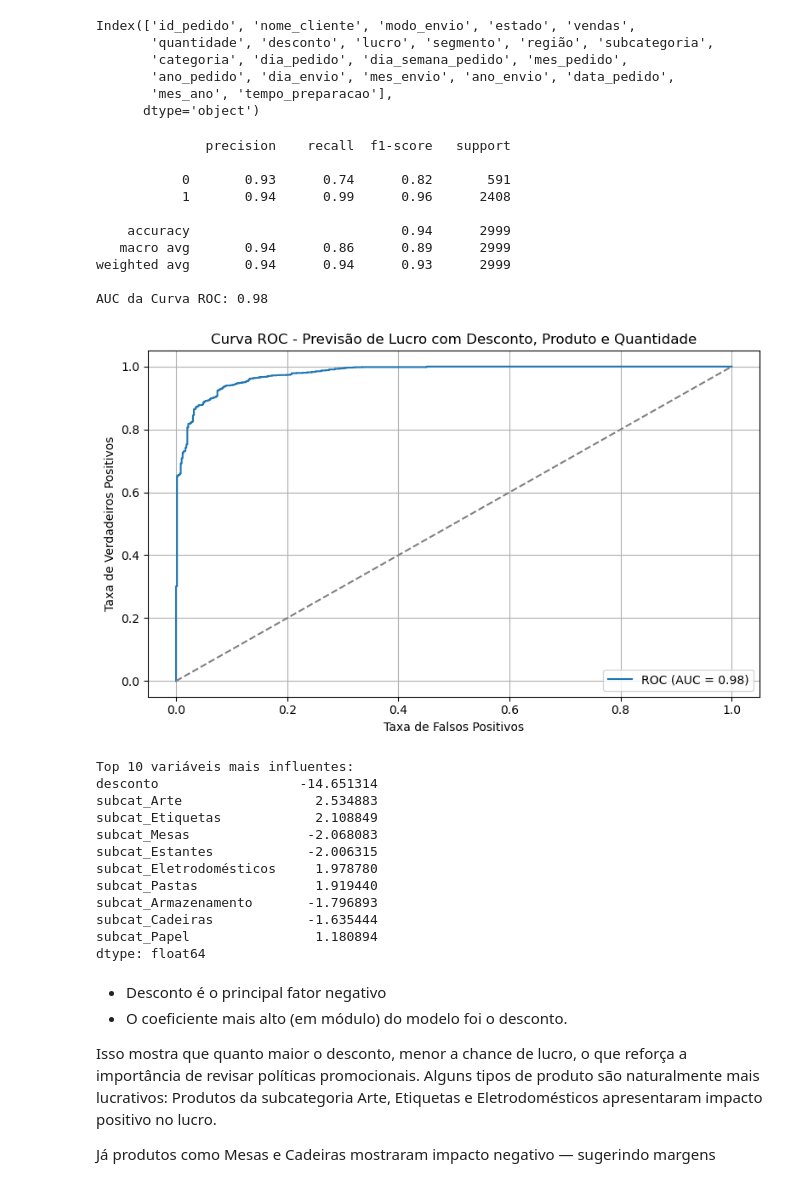
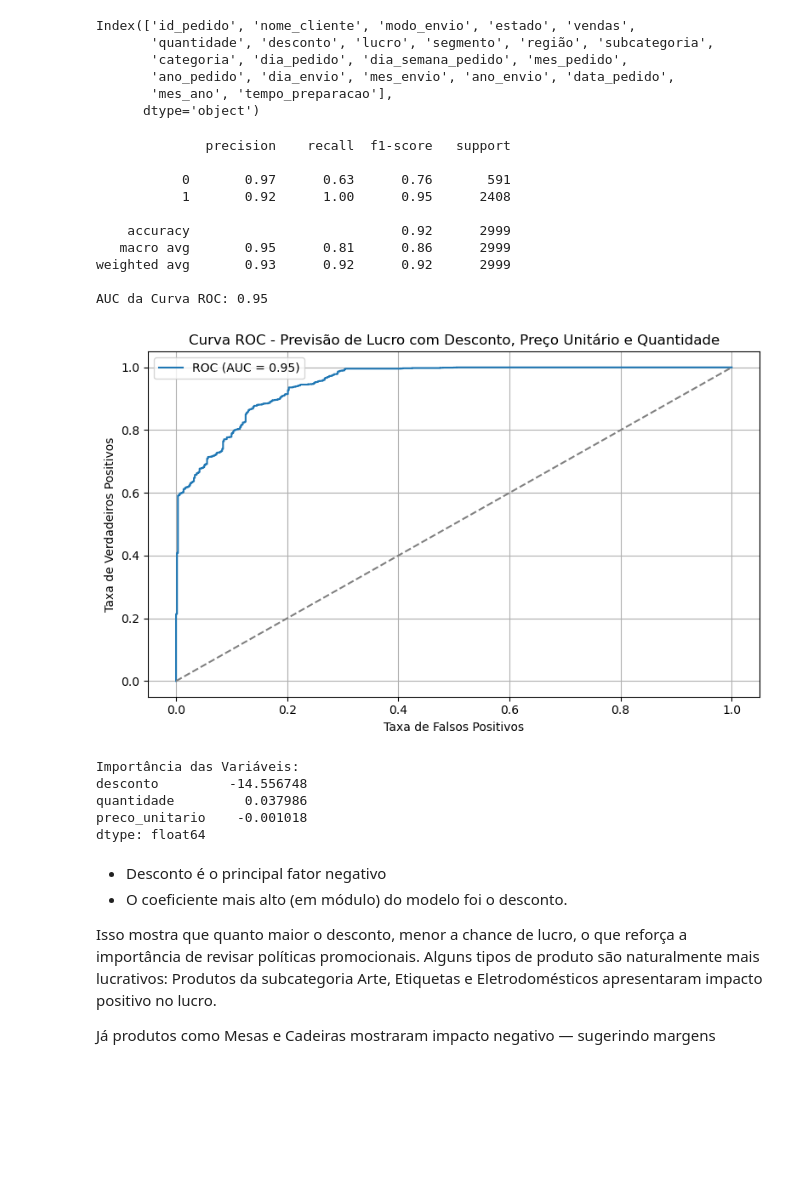
Before and after one commit to liviagcarvalho/Analise-de-Dados-Jr.---Livia-e-Joao, a Jupyter notebook: analises/3_Comportamento_Clientes_e_Segmentos.ipynb, the cells around one changed output. Drawn from its saved outputs; the diff is of its cells as text; code cells hidden in the pictures; blank space fills up the shorter version.

Commit message:
Fix: Tirando subcategorias como varíavel do modelo de regressão logística

```diff
--- a/analises/3_Comportamento_Clientes_e_Segmentos.ipynb
+++ b/analises/3_Comportamento_Clientes_e_Segmentos.ipynb
@@ -313,68 +315,69 @@ Index(['id_pedido', 'nome_cliente', 'modo_envio', 'estado', 'vendas',
 # %%
 from sklearn.model_selection import train_test_split
 from sklearn.linear_model import LogisticRegression
-from sklearn.metrics import classification_report, roc_auc_score
-from sklearn.metrics import roc_curve
+from sklearn.metrics import classification_report, roc_auc_score, roc_curve
 
-df = df[df['quantidade'] > 0].copy()  # evita divisão por zero
+
+# Garante que não há divisão por zero
+df = df[df['quantidade'] > 0].copy()
+
+# Cria variáveis
 df['preco_unitario'] = df['vendas'] / df['quantidade']
 df['lucro_binario'] = (df['lucro'] > 0).astype(int)
 
-variaveis_numericas = df[['desconto', 'preco_unitario', 'quantidade']]
-variaveis_dummies = pd.get_dummies(df['subcategoria'], prefix='subcat')  # transforma texto em números
-X = pd.concat([variaveis_numericas, variaveis_dummies], axis=1)
+# Apenas variáveis numéricas
+X = df[['desconto', 'preco_unitario', 'quantidade']]
 y = df['lucro_binario']
 
+# Treinamento e teste
 X_train, X_test, y_train, y_test = train_test_split(X, y, test_size=0.3, random_state=42)
+
+# Modelo de regressão logística
 modelo = LogisticRegression(max_iter=1000)
 modelo.fit(X_train, y_train)
 
+# Previsões
 y_pred = modelo.predict(X_test)
 y_proba = modelo.predict_proba(X_test)[:, 1]
+
+# Relatório e AUC
 print(classification_report(y_test, y_pred))
-
 roc_auc = roc_auc_score(y_test, y_proba)
 print(f"AUC da Curva ROC: {roc_auc:.2f}")
 
-
+# Curva ROC
 fpr, tpr, _ = roc_curve(y_test, y_proba)
 plt.figure(figsize=(8,5))
 plt.plot(fpr, tpr, label=f'ROC (AUC = {roc_auc:.2f})')
 plt.plot([0,1], [0,1], linestyle='--', color='gray')
 plt.xlabel('Taxa de Falsos Positivos')
 plt.ylabel('Taxa de Verdadeiros Positivos')
-plt.title('Curva ROC - Previsão de Lucro com Desconto, Produto e Quantidade')
+plt.title('Curva ROC - Previsão de Lucro com Desconto, Preço Unitário e Quantidade')
 plt.legend()
 plt.grid(True)
 plt.tight_layout()
 plt.show()
 
+# Coeficientes da regressão
 coeficientes = pd.Series(modelo.coef_[0], index=X.columns).sort_values(key=abs, ascending=False)
-print("Top 10 variáveis mais influentes:")
-print(coeficientes.head(10))
+print("Importância das Variáveis:")
+print(coeficientes)
 # %% [output]
               precision    recall  f1-score   support
 
-           0       0.93      0.74      0.82       591
-           1       0.94      0.99      0.96      2408
+           0       0.97      0.63      0.76       591
+           1       0.92      1.00      0.95      2408
 
-    accuracy                           0.94      2999
-   macro avg       0.94      0.86      0.89      2999
-weighted avg       0.94      0.94      0.93      2999
+    accuracy                           0.92      2999
+   macro avg       0.95      0.81      0.86      2999
+weighted avg       0.93      0.92      0.92      2999
 
-AUC da Curva ROC: 0.98
+AUC da Curva ROC: 0.95
-[figure, old version]
+[figure, new version]
-Top 10 variáveis mais influentes:
-desconto                  -14.651314
-subcat_Arte                 2.534883
-subcat_Etiquetas            2.108849
-subcat_Mesas               -2.068083
-subcat_Estantes            -2.006315
-subcat_Eletrodomésticos     1.978780
-subcat_Pastas               1.919440
-subcat_Armazenamento       -1.796893
-subcat_Cadeiras            -1.635444
-subcat_Papel                1.180894
+Importância das Variáveis:
+desconto         -14.556748
+quantidade         0.037986
+preco_unitario    -0.001018
 dtype: float64
 # %% [markdown]
 - Desconto é o principal fator negativo
```
Also changed, not shown: parts of 1 cell of this notebook, 3 other files.
